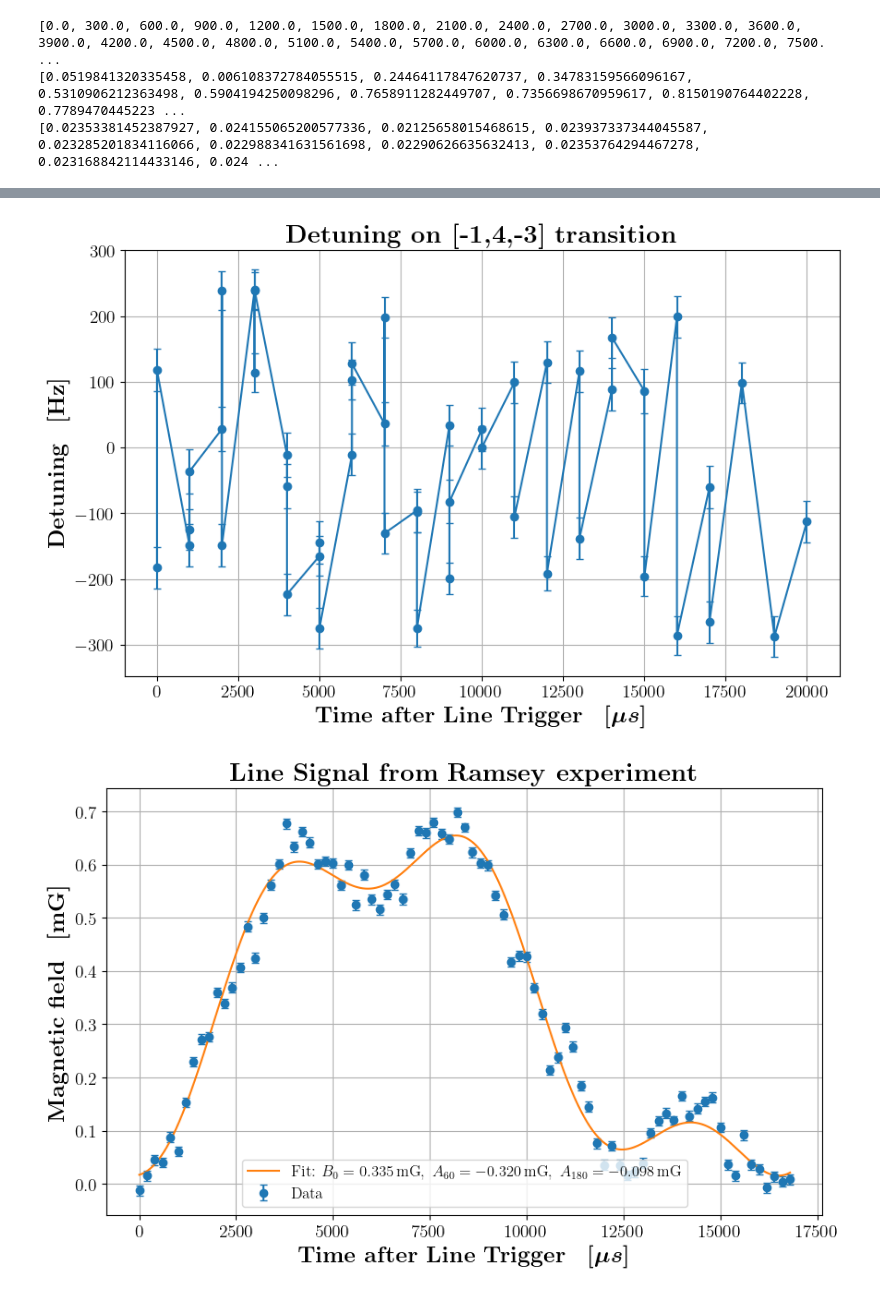
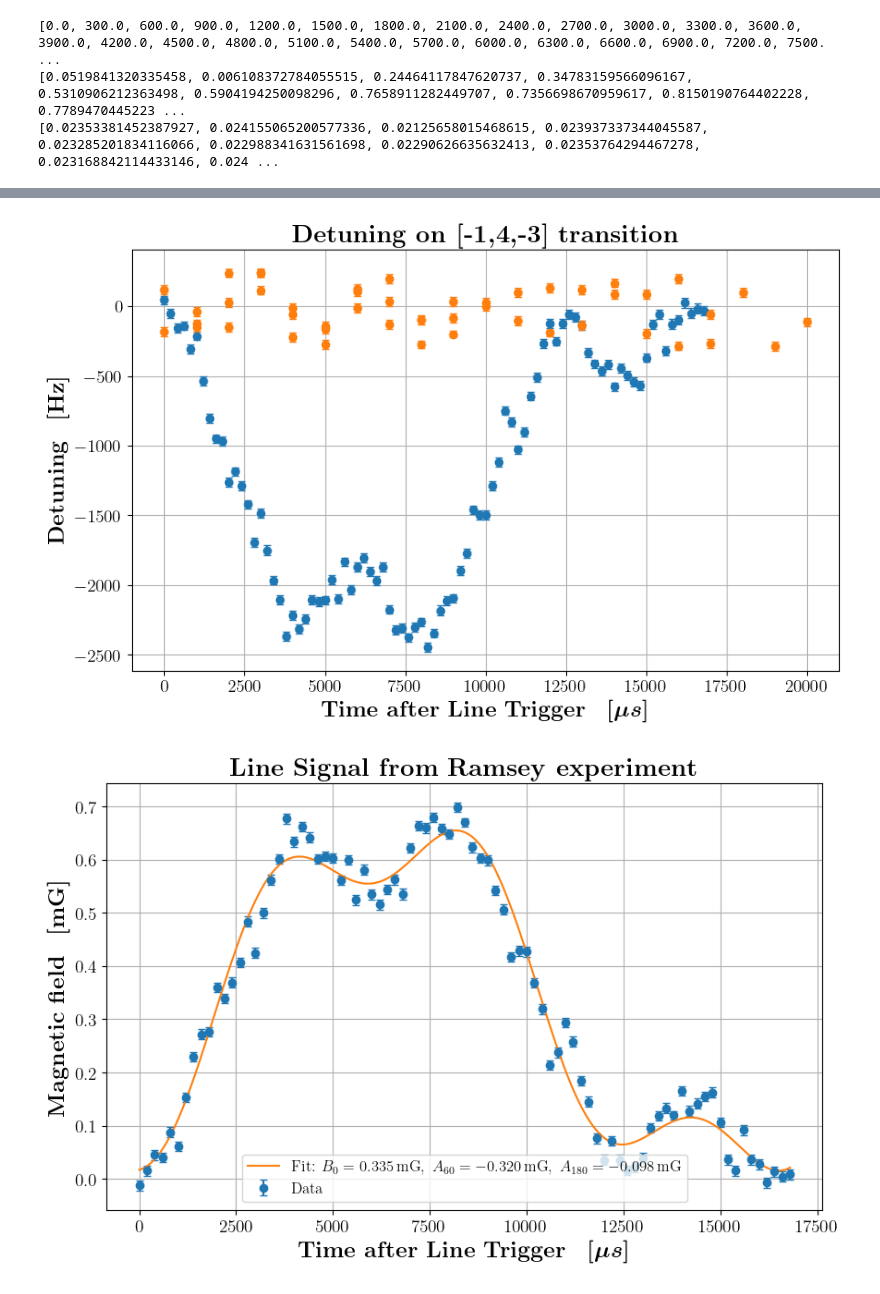
Before and after one commit to GauravTathed/PhD_python_scripts, a Jupyter notebook: LineSignal_charaterization/Line_signal_charaterization_with_qubitRamsey.ipynb, the cells around one changed output, grey strips where cells are left out. Cells and saved outputs as stored; diff of their text form; code cells hidden in the pictures.

Commit message:
line signal comp TS

```diff
--- a/LineSignal_charaterization/Line_signal_charaterization_with_qubitRamsey.ipynb
+++ b/LineSignal_charaterization/Line_signal_charaterization_with_qubitRamsey.ipynb
@@ -922,0 +938,30 @@ Fitted Detunings:
+# %%
+wait_times = []
+detunings = []
+detuning_errors = []
+
+section = None
+with open("fit_detuning_results_20260119.txt", "r") as f:
+    for line in f:
+        line = line.strip()
+        if line == "fit_wait_times_list:":
+            section = "wait"
+            continue
+        if line == "fit_detunings_list:":
+            section = "phase"
+            continue
+        if line == "fit_detuning_errors_list:":
+            section = "error"
+            continue
+        if line == "":
+            continue
+        if section == "wait":
+            wait_times.append(float(line))
+        elif section == "phase":
+            detunings.append(float(line))
+        elif section == "error":
+            detuning_errors.append(float(line))
+
+print(wait_times)
+print(detunings)
+print(detuning_errors)
@@ -923,31 +972,39 @@ Fitted Detunings:
 # %%
 from matplotlib import rcParams
 
 rcParams['font.family'] = 'serif'
 rcParams['font.serif'] = ['Computer Modern']
 rcParams['text.usetex'] = True
 
 plt.figure(figsize=(10, 6))
 # plt.plot(
 #     fit_wait_times_list,
 #     fit_phases_list)
 plt.errorbar(
+    wait_times,
+    np.array(detunings)/(2*np.pi),
+    yerr=np.array(detuning_errors)/(2*np.pi),
+    fmt='o',
+    capsize=3
+)
+
+plt.errorbar(
     fit_wait_times_list,
     np.array(fit_detunings_list)/(2*np.pi),
     yerr=np.array(fit_detuning_errors_list)/(2*np.pi),
-    fmt='-o',
+    fmt='o',
     capsize=3
 )
 
 plt.xlabel(r'\boldmath$\textbf{Time after Line Trigger}\quad [\mu s]$', fontsize=18)
 plt.ylabel(r'\boldmath$\textbf{Detuning}\quad [\mathrm{Hz}]$', fontsize=18)
 plt.title(r'\textbf{Detuning on [-1,4,-3] transition}', fontsize=20)
 plt.tick_params(axis='both', which='major', labelsize=14)
 plt.grid()
 plt.savefig('0_2_0_phase_offsets_for_laser_noise_with_RFSoC.png', dpi=300, bbox_inches="tight")
 plt.show()
 # %% [output]
-[figure, old version]
+[figure, new version]
 # %%
 import numpy as np
 from scipy.optimize import curve_fit
```
Also changed, not shown: parts of 11 cells of this notebook, 5 other files.
